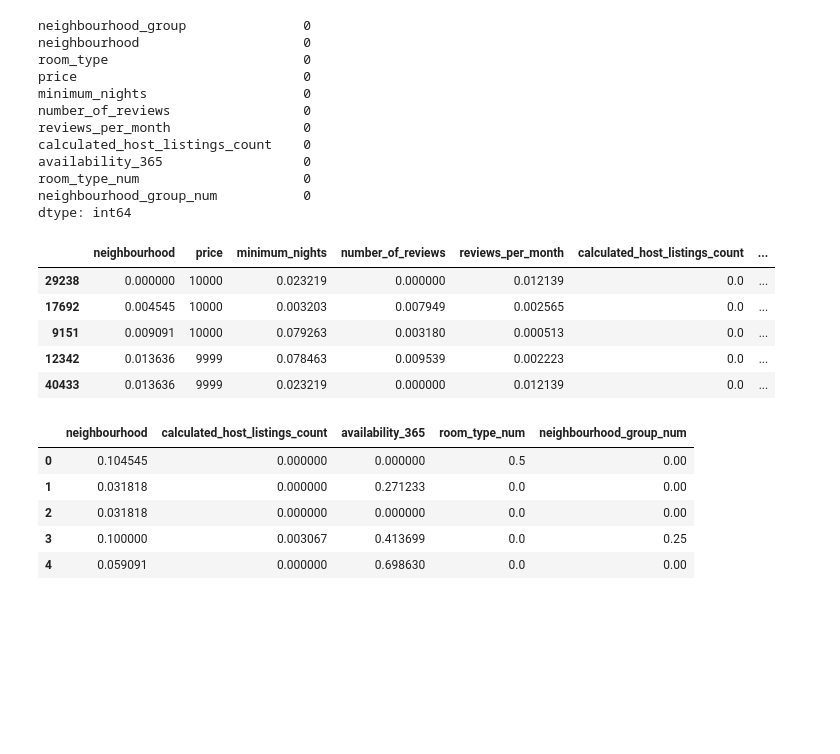
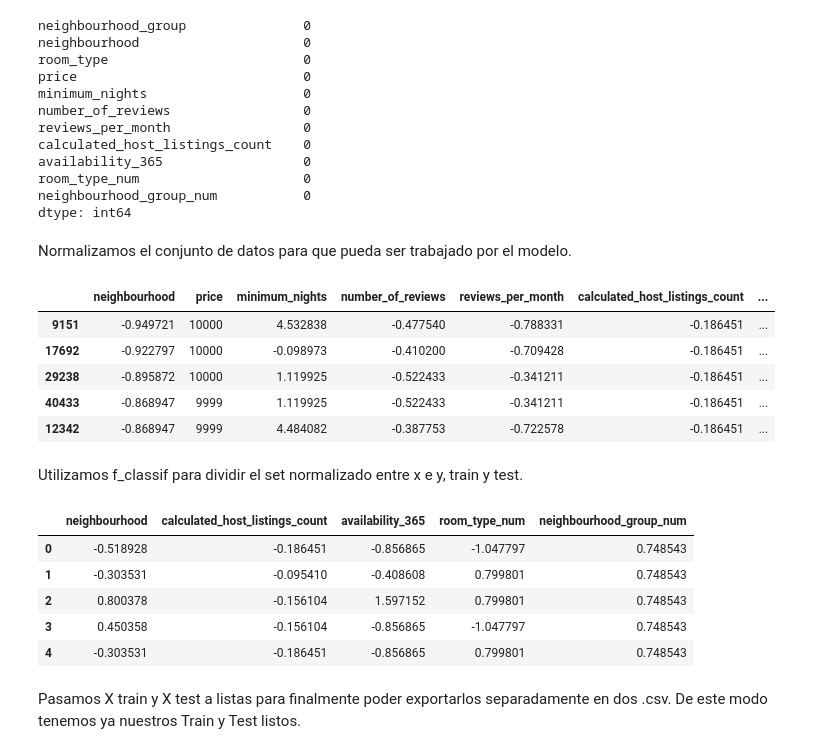
Before and after one commit to Alfonso-wav/EDA_1, a Jupyter notebook: src/explore.ipynb, the cells around one changed output. Saved outputs shown, nothing was run; the diff lists cells and outputs as text; code cells hidden in the pictures; blank space fills up the shorter version.

```diff
--- a/src/explore.ipynb
+++ b/src/explore.ipynb
@@ -41,5 +44,3 @@ Data columns (total 16 columns):
  15  availability_365                48895 non-null  int64
 dtypes: float64(3), int64(7), object(6)
 memory usage: 6.0+ MB
-# %%
-total_data = total_data[total_data["price"] != 0]
@@ -260,21 +350,25 @@ availability_365                  0
 room_type_num                     0
 neighbourhood_group_num           0
 dtype: int64
+# %% [markdown]
+Normalizamos el conjunto de datos para que pueda ser trabajado por el modelo.
 # %%
-from sklearn.preprocessing import MinMaxScaler
+from sklearn.preprocessing import StandardScaler
 
 num_variables = ["neighbourhood", "price","minimum_nights",	"number_of_reviews", "reviews_per_month", "calculated_host_listings_count", "availability_365",	"room_type_num", "neighbourhood_group_num"]
 
-scaler = MinMaxScaler()
+scaler = StandardScaler()
 norm_features = scaler.fit_transform(total_data[num_variables])
 total_data_norm = pd.DataFrame(norm_features, index = total_data.index, columns = num_variables)
 total_data_norm["price"] = total_data["price"]
 total_data_norm.head()
 # %% [output]
 |  | neighbourhood | price | minimum_nights | number_of_reviews | reviews_per_month | calculated_host_listings_count | ... |
-| 29238 | 0.000000 | 10000 | 0.023219 | 0.000000 | 0.012139 | 0.0 | ... |
-| 17692 | 0.004545 | 10000 | 0.003203 | 0.007949 | 0.002565 | 0.0 | ... |
-| 9151 | 0.009091 | 10000 | 0.079263 | 0.003180 | 0.000513 | 0.0 | ... |
-| 12342 | 0.013636 | 9999 | 0.078463 | 0.009539 | 0.002223 | 0.0 | ... |
-| 40433 | 0.013636 | 9999 | 0.023219 | 0.000000 | 0.012139 | 0.0 | ... |
+| 9151 | -0.949721 | 10000 | 4.532838 | -0.477540 | -0.788331 | -0.186451 | ... |
+| 17692 | -0.922797 | 10000 | -0.098973 | -0.410200 | -0.709428 | -0.186451 | ... |
+| 29238 | -0.895872 | 10000 | 1.119925 | -0.522433 | -0.341211 | -0.186451 | ... |
+| 40433 | -0.868947 | 9999 | 1.119925 | -0.522433 | -0.341211 | -0.186451 | ... |
+| 12342 | -0.868947 | 9999 | 4.484082 | -0.387753 | -0.722578 | -0.186451 | ... |
+# %% [markdown]
+Utilizamos f_classif para dividir el set normalizado entre x e y, train y test.
 # %%
@@ -290,7 +384,7 @@ y = total_data_norm["price"]
 X_train, X_test, y_train, y_test = train_test_split(X, y, test_size = 0.2, random_state = 24)
 
 # With a value of k = 5 we implicitly mean that we want to remove 2 features from the dataset
-selection_model = SelectKBest(chi2, k = 5)
+selection_model = SelectKBest(f_classif, k = 5)
 selection_model.fit(X_train, y_train)
 ix = selection_model.get_support()
 X_train_sel = pd.DataFrame(selection_model.transform(X_train), columns = X_train.columns.values[ix])
@@ -299,11 +393,13 @@ X_test_sel = pd.DataFrame(selection_model.transform(X_test), columns = X_test.co
 X_train_sel.head()
 # %% [output]
 |  | neighbourhood | calculated_host_listings_count | availability_365 | room_type_num | neighbourhood_group_num |
-| 0 | 0.104545 | 0.000000 | 0.000000 | 0.5 | 0.00 |
-| 1 | 0.031818 | 0.000000 | 0.271233 | 0.0 | 0.00 |
-| 2 | 0.031818 | 0.000000 | 0.000000 | 0.0 | 0.00 |
-| 3 | 0.100000 | 0.003067 | 0.413699 | 0.0 | 0.25 |
-| 4 | 0.059091 | 0.000000 | 0.698630 | 0.0 | 0.00 |
+| 0 | -0.518928 | -0.186451 | -0.856865 | -1.047797 | 0.748543 |
+| 1 | -0.303531 | -0.095410 | -0.408608 | 0.799801 | 0.748543 |
+| 2 | 0.800378 | -0.156104 | 1.597152 | 0.799801 | 0.748543 |
+| 3 | 0.450358 | -0.156104 | -0.856865 | -1.047797 | 0.748543 |
+| 4 | -0.303531 | -0.186451 | -0.856865 | 0.799801 | 0.748543 |
+# %% [markdown]
+Pasamos X train y X test a listas para finalmente poder exportarlos separadamente en dos .csv. De este modo tenemos ya nuestros Train y Test listos.
 # %%
 X_train_sel["price"] = list(y_train)
 X_test_sel["price"] = list(y_test)
```
Also changed, not shown: parts of 38 cells of this notebook, 3 other files.
